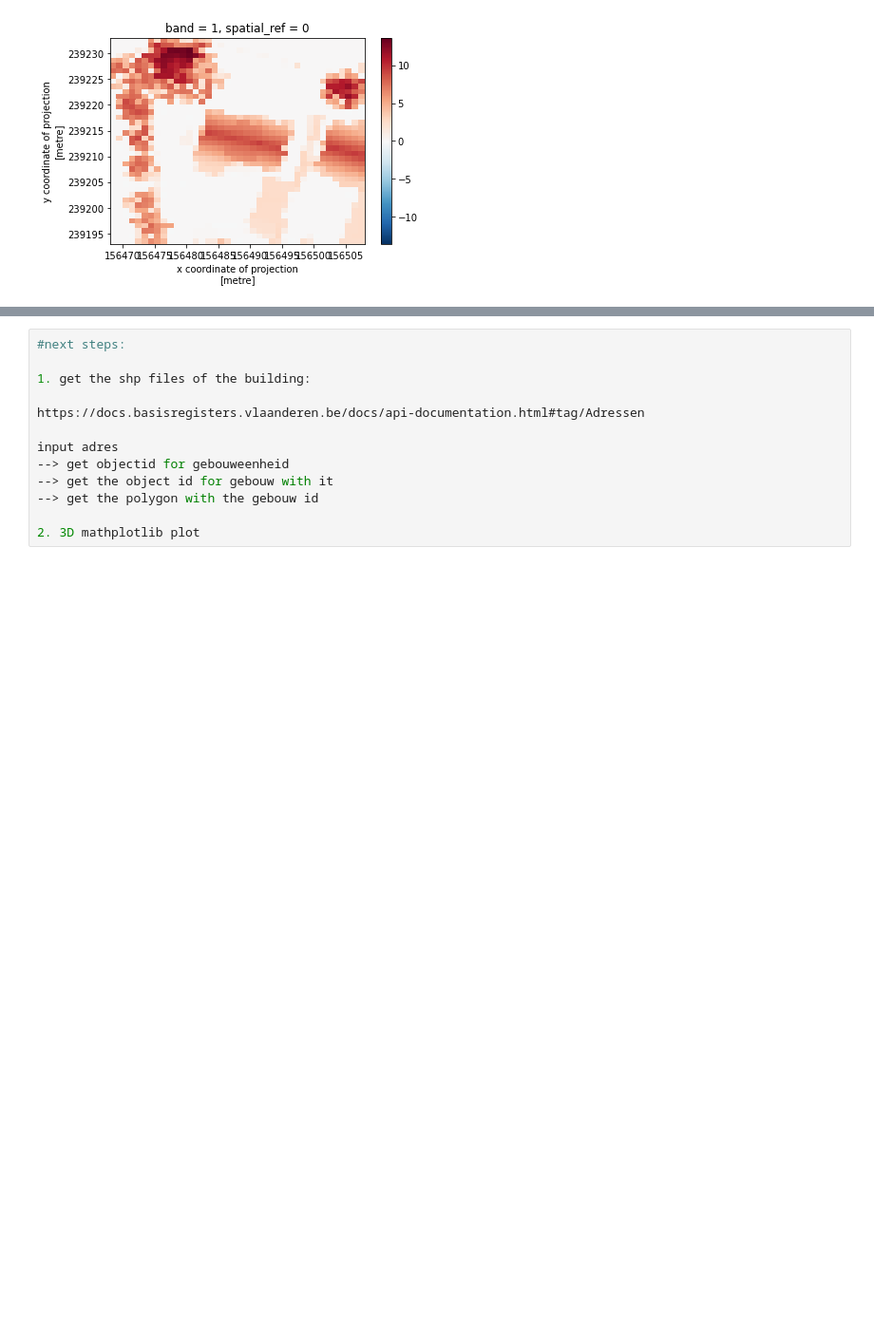
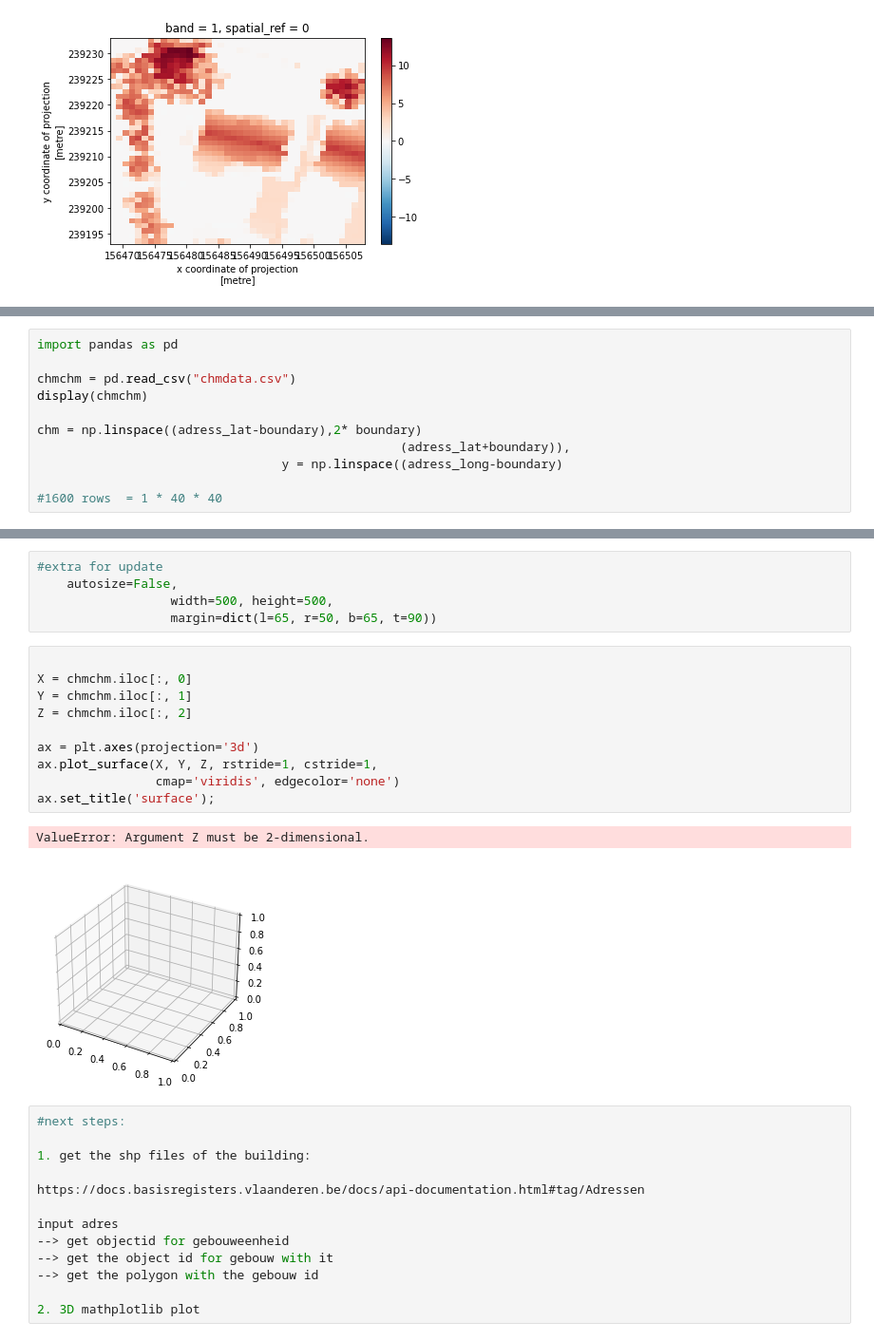
Before and after one commit to Joren-Vervoort/3D-House-Project, a Jupyter notebook: Structured_Version.ipynb, the cells around one changed output, grey strips where cells are left out. Shown at 95% size. Cells and saved outputs as stored; diff of their text form; blank space fills up the shorter version.

Commit message:
3D plot of a house, without the API mask to only get the house.

```diff
--- a/Structured_Version.ipynb
+++ b/Structured_Version.ipynb
@@ -146,0 +217,11 @@ clipped_CHM.plot()
+# %%
+import pandas as pd
+
+chmchm = pd.read_csv("chmdata.csv")
+display(chmchm)
+
+chm = np.linspace((adress_lat-boundary),2* boundary)
+                                                 (adress_lat+boundary)),
+                                 y = np.linspace((adress_long-boundary)
+
+#1600 rows  = 1 * 40 * 40
@@ -147,3 +290,21 @@ clipped_CHM.plot()
+# %%
+#extra for update
+    autosize=False,
+                  width=500, height=500,
+                  margin=dict(l=65, r=50, b=65, t=90))
+# %%
+
+X = chmchm.iloc[:, 0]
+Y = chmchm.iloc[:, 1]
+Z = chmchm.iloc[:, 2]
+
+ax = plt.axes(projection='3d')
+ax.plot_surface(X, Y, Z, rstride=1, cstride=1,
+                cmap='viridis', edgecolor='none')
+ax.set_title('surface');
+# %% [output]
+ValueError: Argument Z must be 2-dimensional.
+[figure, added]
 # %%
 #next steps:
 
```
Also changed, not shown: parts of 14 cells of this notebook, 1 other file.
